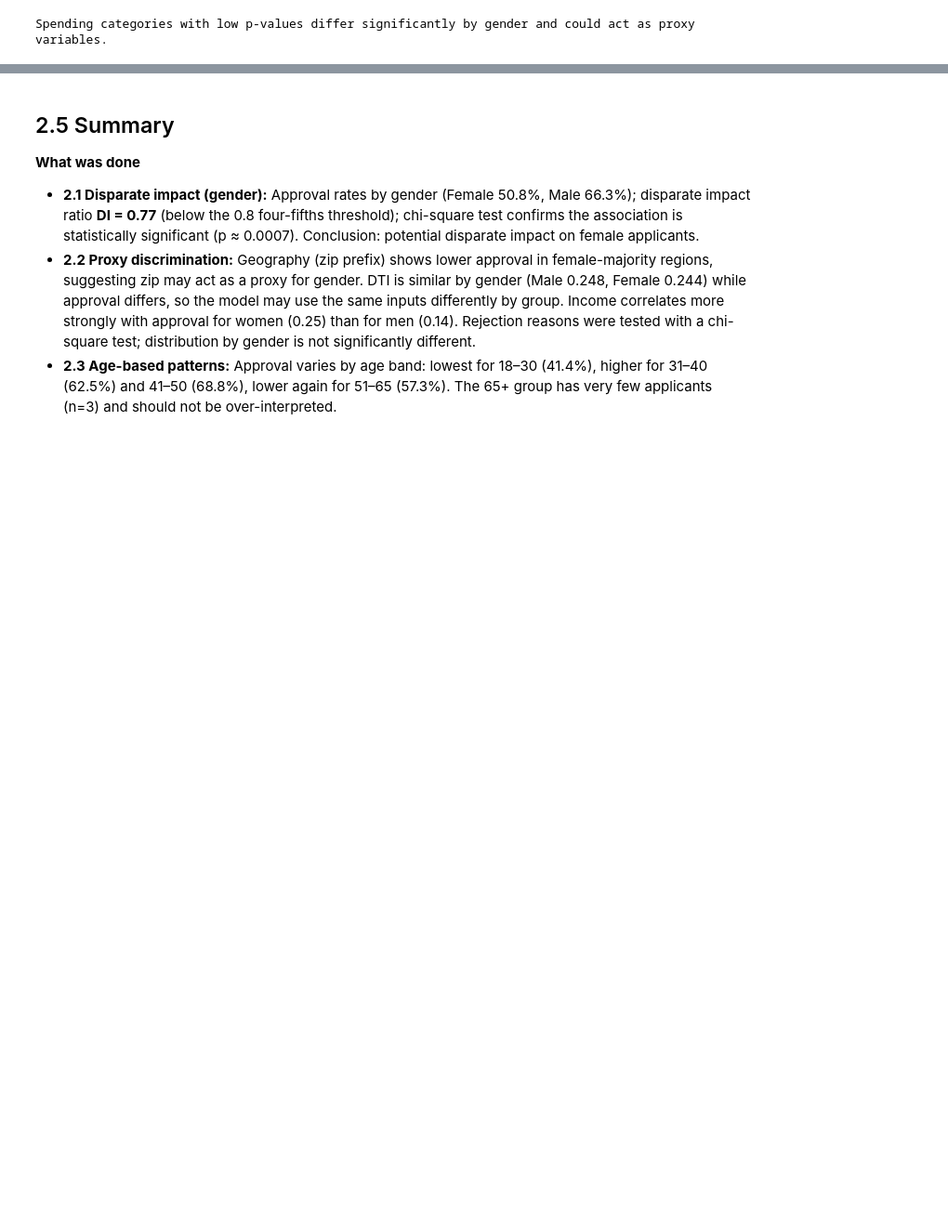
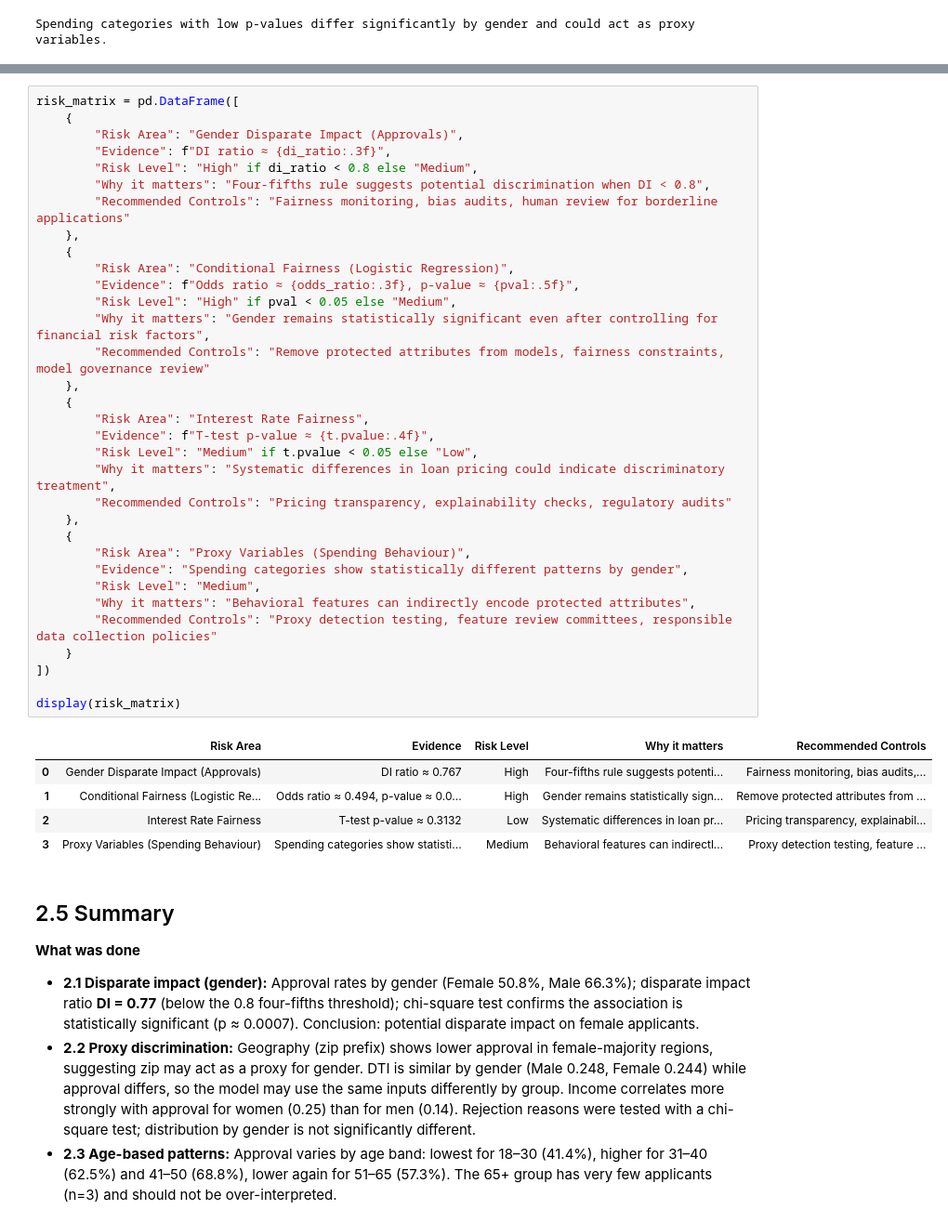
Before and after one commit to PC66323/2606_Data-Ecosystems_G14_novacred, a Jupyter notebook: notebooks/02-bias-analysis.ipynb, the cells around one changed output, grey strips where cells are left out. Shown at 93% size. Cells and saved outputs as stored; diff of their text form; blank space fills up the shorter version.

Commit message:
Add bias risk matrix summarizing fairness risks and governance controls

```diff
--- a/notebooks/02-bias-analysis.ipynb
+++ b/notebooks/02-bias-analysis.ipynb
@@ -513,3 +519,42 @@ Spending categories with low p-values differ significantly by gender and could a
+# %%
+risk_matrix = pd.DataFrame([
+    {
+        "Risk Area": "Gender Disparate Impact (Approvals)",
+        "Evidence": f"DI ratio ≈ {di_ratio:.3f}",
+        "Risk Level": "High" if di_ratio < 0.8 else "Medium",
+        "Why it matters": "Four-fifths rule suggests potential discrimination when DI < 0.8",
+        "Recommended Controls": "Fairness monitoring, bias audits, human review for borderline applications"
+    },
+    {
+        "Risk Area": "Conditional Fairness (Logistic Regression)",
+        "Evidence": f"Odds ratio ≈ {odds_ratio:.3f}, p-value ≈ {pval:.5f}",
+        "Risk Level": "High" if pval < 0.05 else "Medium",
+        "Why it matters": "Gender remains statistically significant even after controlling for financial risk factors",
+        "Recommended Controls": "Remove protected attributes from models, fairness constraints, model governance review"
+    },
+    {
+        "Risk Area": "Interest Rate Fairness",
+        "Evidence": f"T-test p-value ≈ {t.pvalue:.4f}",
+        "Risk Level": "Medium" if t.pvalue < 0.05 else "Low",
+        "Why it matters": "Systematic differences in loan pricing could indicate discriminatory treatment",
+        "Recommended Controls": "Pricing transparency, explainability checks, regulatory audits"
+    },
+    {
+        "Risk Area": "Proxy Variables (Spending Behaviour)",
+        "Evidence": "Spending categories show statistically different patterns by gender",
+        "Risk Level": "Medium",
+        "Why it matters": "Behavioral features can indirectly encode protected attributes",
+        "Recommended Controls": "Proxy detection testing, feature review committees, responsible data collection policies"
+    }
+])
+
+display(risk_matrix)
+# %% [output]
+|  | Risk Area | Evidence | Risk Level | Why it matters | Recommended Controls |
+| 0 | Gender Disparate Impact (Approvals) | DI ratio ≈ 0.767 | High | Four-fifths rule suggests potenti... | Fairness monitoring, bias audits,... |
+| 1 | Conditional Fairness (Logistic Re... | Odds ratio ≈ 0.494, p-value ≈ 0.0... | High | Gender remains statistically sign... | Remove protected attributes from ... |
+| 2 | Interest Rate Fairness | T-test p-value ≈ 0.3132 | Low | Systematic differences in loan pr... | Pricing transparency, explainabil... |
+| 3 | Proxy Variables (Spending Behaviour) | Spending categories show statisti... | Medium | Behavioral features can indirectl... | Proxy detection testing, feature ... |
 # %% [markdown]
 ## 2.5 Summary
 
```
Also changed, not shown: parts of 2 cells of this notebook.
